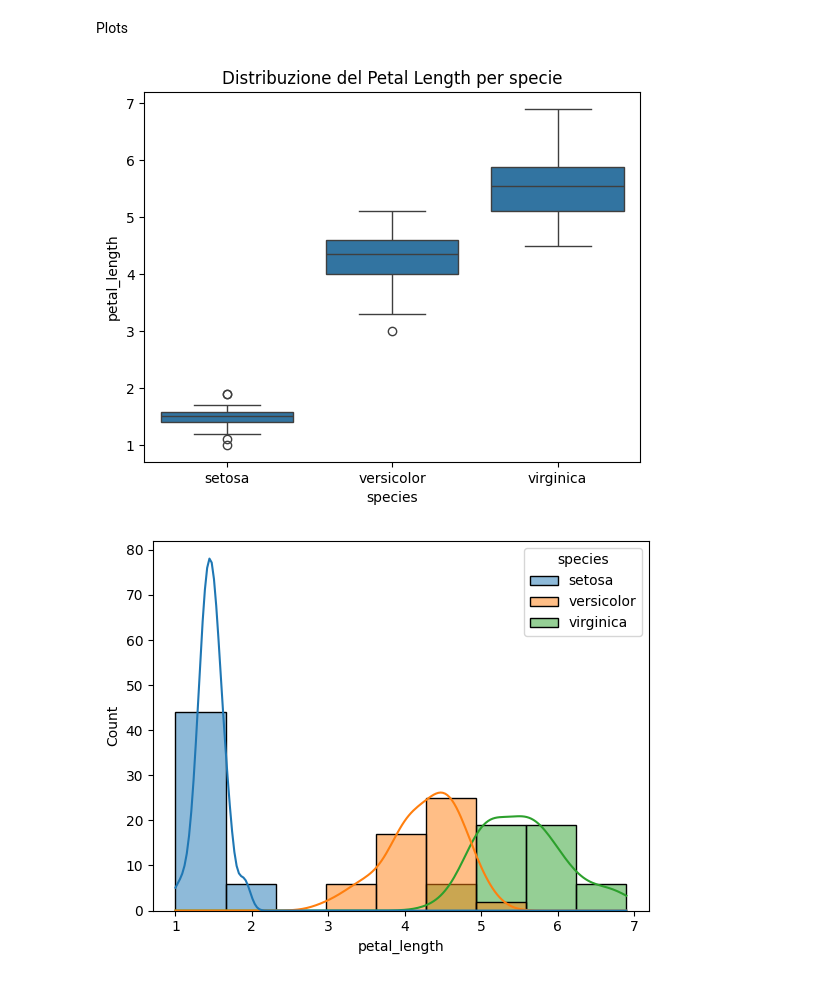
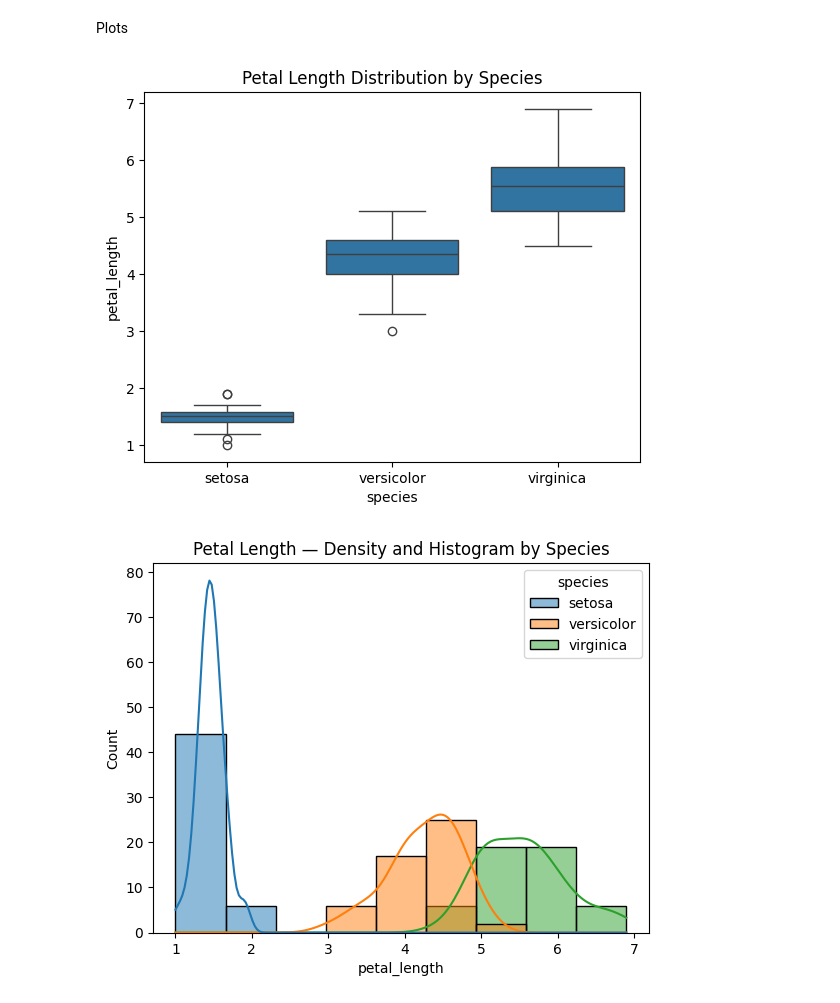
Before and after one commit to gabrieleviscoti-web/Anova-Post-hoc, a Jupyter notebook: ANOVA_post_hoc.ipynb, the cells around one changed output. Saved outputs shown, nothing was run; the diff lists cells and outputs as text; code cells hidden in the pictures.

```diff
--- a/ANOVA_post_hoc.ipynb
+++ b/ANOVA_post_hoc.ipynb
@@ -53,12 +53,13 @@ pg.pairwise_tukey(data=df, dv='petal_length', between='species')
 Plots
 # %%
 sns.boxplot(data=df, x='species', y='petal_length')
-plt.title("Distribuzione del Petal Length per specie")
+plt.title("Petal Length Distribution by Species")
 plt.show()
 # %% [output]
-[figure, old version]
+[figure, new version]
 # %%
 sns.histplot(data=df, x='petal_length', hue='species', kde=True)
+plt.title("Petal Length — Density and Histogram by Species")
 plt.show()
 # %% [output]
-[figure, old version]
+[figure, new version]
```
Also changed, not shown: parts of 2 cells of this notebook.
